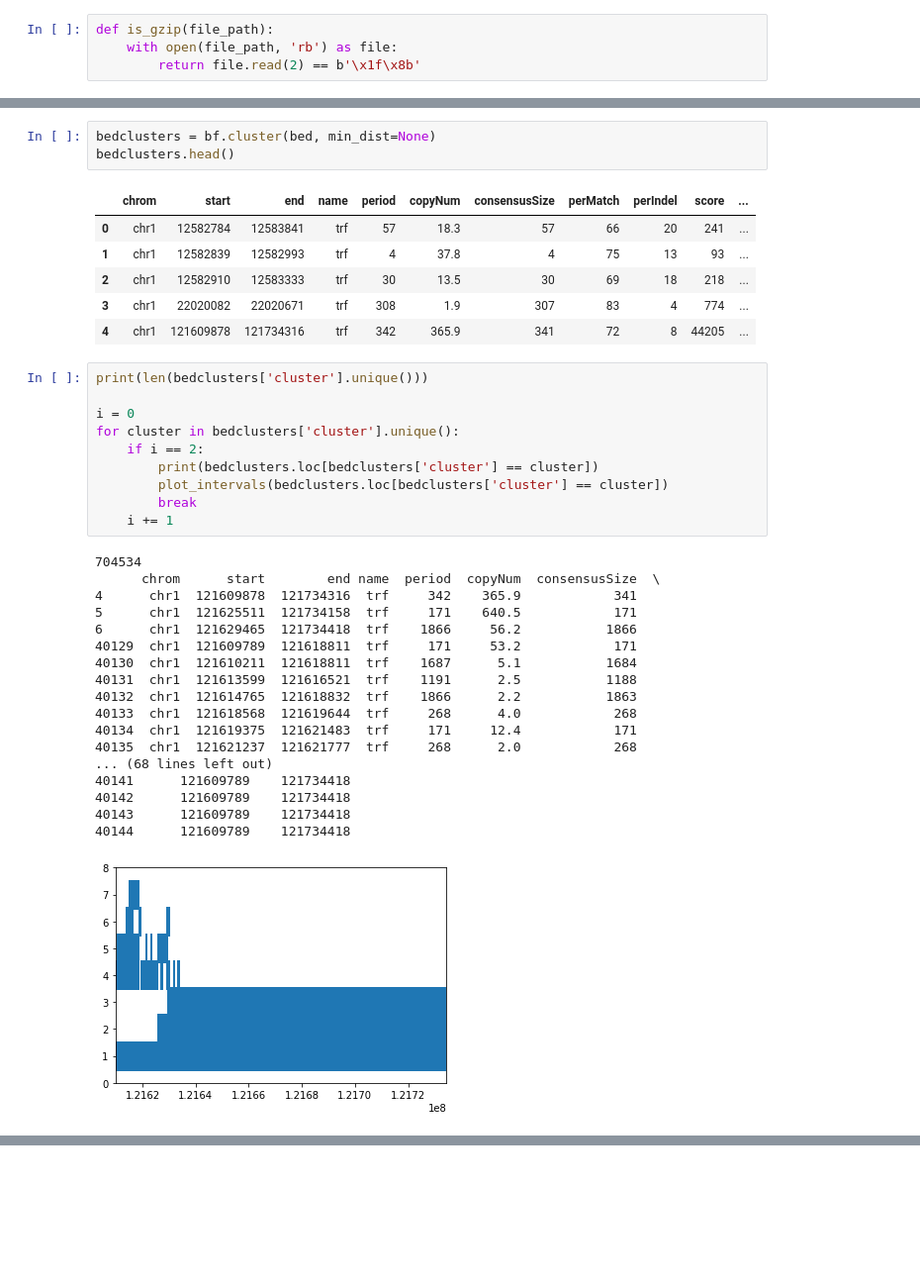
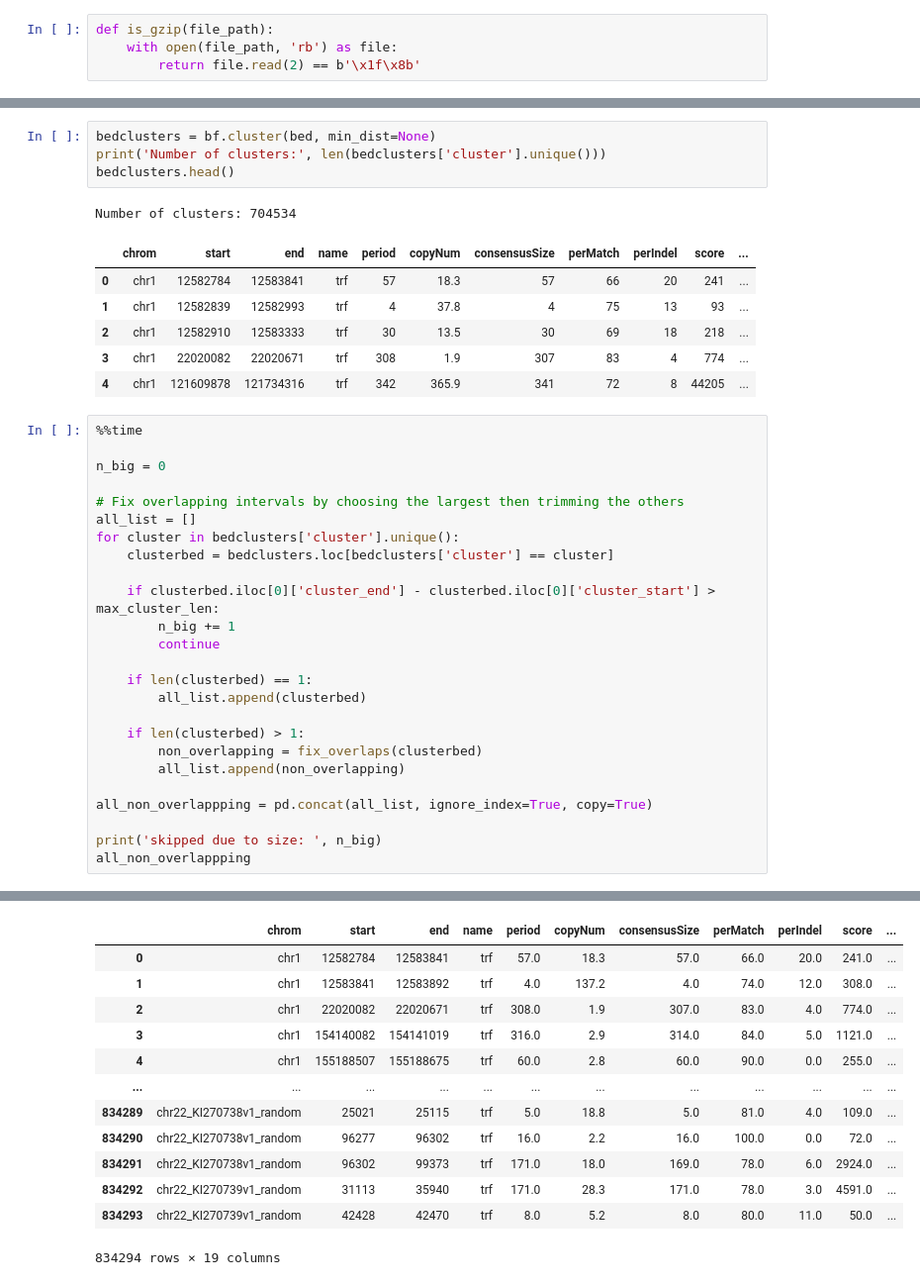
Before and after one commit to hdashnow/CEPH-K1463-TandemRepeats, a Jupyter notebook: repeat-catalogs/overlap-repeats.ipynb, the cells around one changed output, grey strips where cells are left out. Shown at 99% size. Saved outputs shown, nothing was run; the diff lists cells and outputs as text; blank space fills up the shorter version.

```diff
--- a/repeat-catalogs/overlap-repeats.ipynb
+++ b/repeat-catalogs/overlap-repeats.ipynb
@@ -92,39 +156,38 @@ assert bf.core.checks.is_bedframe(bed)
 # %%
 bedclusters = bf.cluster(bed, min_dist=None)
+print('Number of clusters:', len(bedclusters['cluster'].unique()))
 bedclusters.head()
 # %% [output]
+Number of clusters: 704534
 |  | chrom | start | end | name | period | copyNum | consensusSize | perMatch | perIndel | score | ... |
 | 0 | chr1 | 12582784 | 12583841 | trf | 57 | 18.3 | 57 | 66 | 20 | 241 | ... |
 | 1 | chr1 | 12582839 | 12582993 | trf | 4 | 37.8 | 4 | 75 | 13 | 93 | ... |
 | 2 | chr1 | 12582910 | 12583333 | trf | 30 | 13.5 | 30 | 69 | 18 | 218 | ... |
 | 3 | chr1 | 22020082 | 22020671 | trf | 308 | 1.9 | 307 | 83 | 4 | 774 | ... |
 | 4 | chr1 | 121609878 | 121734316 | trf | 342 | 365.9 | 341 | 72 | 8 | 44205 | ... |
-# %%
-print(len(bedclusters['cluster'].unique()))
-
-i = 0
-for cluster in bedclusters['cluster'].unique():
-    if i == 2:
-        print(bedclusters.loc[bedclusters['cluster'] == cluster])
-        plot_intervals(bedclusters.loc[bedclusters['cluster'] == cluster])
-        break
-    i += 1
-# %% [output]
-704534
-      chrom      start        end name  period  copyNum  consensusSize  \
-4      chr1  121609878  121734316  trf     342    365.9            341
-5      chr1  121625511  121734158  trf     171    640.5            171
-6      chr1  121629465  121734418  trf    1866     56.2           1866
-40129  chr1  121609789  121618811  trf     171     53.2            171
-40130  chr1  121610211  121618811  trf    1687      5.1           1684
-40131  chr1  121613599  121616521  trf    1191      2.5           1188
-40132  chr1  121614765  121618832  trf    1866      2.2           1863
-40133  chr1  121618568  121619644  trf     268      4.0            268
-40134  chr1  121619375  121621483  trf     171     12.4            171
-40135  chr1  121621237  121621777  trf     268      2.0            268
-... (68 lines left out)
-40141      121609789    121734418
-40142      121609789    121734418
-40143      121609789    121734418
-40144      121609789    121734418
-[figure, removed]
+# %%
+%%time
+
+n_big = 0
+
+# Fix overlapping intervals by choosing the largest then trimming the others
+all_list = []
+for cluster in bedclusters['cluster'].unique():
+    clusterbed = bedclusters.loc[bedclusters['cluster'] == cluster]
+
+    if clusterbed.iloc[0]['cluster_end'] - clusterbed.iloc[0]['cluster_start'] > max_cluster_len:
+        n_big += 1
+        continue
+
+    if len(clusterbed) == 1:
+        all_list.append(clusterbed)
+
+    if len(clusterbed) > 1:
+        non_overlapping = fix_overlaps(clusterbed)
+        all_list.append(non_overlapping)
+
+all_non_overlappping = pd.concat(all_list, ignore_index=True, copy=True)
+
+print('skipped due to size: ', n_big)
+all_non_overlappping
+# %% [output]
@@ -130,0 +197,13 @@ for cluster in bedclusters['cluster'].unique():
+|  | chrom | start | end | name | period | copyNum | consensusSize | perMatch | perIndel | score | ... |
+| 0 | chr1 | 12582784 | 12583841 | trf | 57.0 | 18.3 | 57.0 | 66.0 | 20.0 | 241.0 | ... |
+| 1 | chr1 | 12583841 | 12583892 | trf | 4.0 | 137.2 | 4.0 | 74.0 | 12.0 | 308.0 | ... |
+| 2 | chr1 | 22020082 | 22020671 | trf | 308.0 | 1.9 | 307.0 | 83.0 | 4.0 | 774.0 | ... |
+| 3 | chr1 | 154140082 | 154141019 | trf | 316.0 | 2.9 | 314.0 | 84.0 | 5.0 | 1121.0 | ... |
+| 4 | chr1 | 155188507 | 155188675 | trf | 60.0 | 2.8 | 60.0 | 90.0 | 0.0 | 255.0 | ... |
+| ... | ... | ... | ... | ... | ... | ... | ... | ... | ... | ... | ... |
+| 834289 | chr22_KI270738v1_random | 25021 | 25115 | trf | 5.0 | 18.8 | 5.0 | 81.0 | 4.0 | 109.0 | ... |
+| 834290 | chr22_KI270738v1_random | 96277 | 96302 | trf | 16.0 | 2.2 | 16.0 | 100.0 | 0.0 | 72.0 | ... |
+| 834291 | chr22_KI270738v1_random | 96302 | 99373 | trf | 171.0 | 18.0 | 169.0 | 78.0 | 6.0 | 2924.0 | ... |
+| 834292 | chr22_KI270739v1_random | 31113 | 35940 | trf | 171.0 | 28.3 | 171.0 | 78.0 | 3.0 | 4591.0 | ... |
+| 834293 | chr22_KI270739v1_random | 42428 | 42470 | trf | 8.0 | 5.2 | 8.0 | 80.0 | 11.0 | 50.0 | ... |
+834294 rows × 19 columns
```
Also changed, not shown: parts of 10 cells of this notebook.
